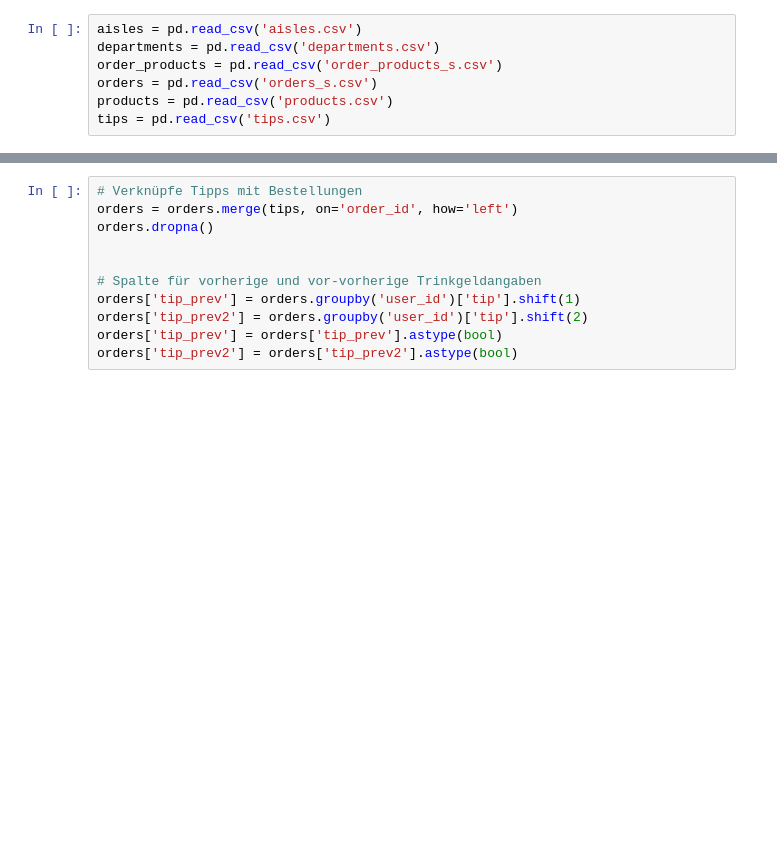
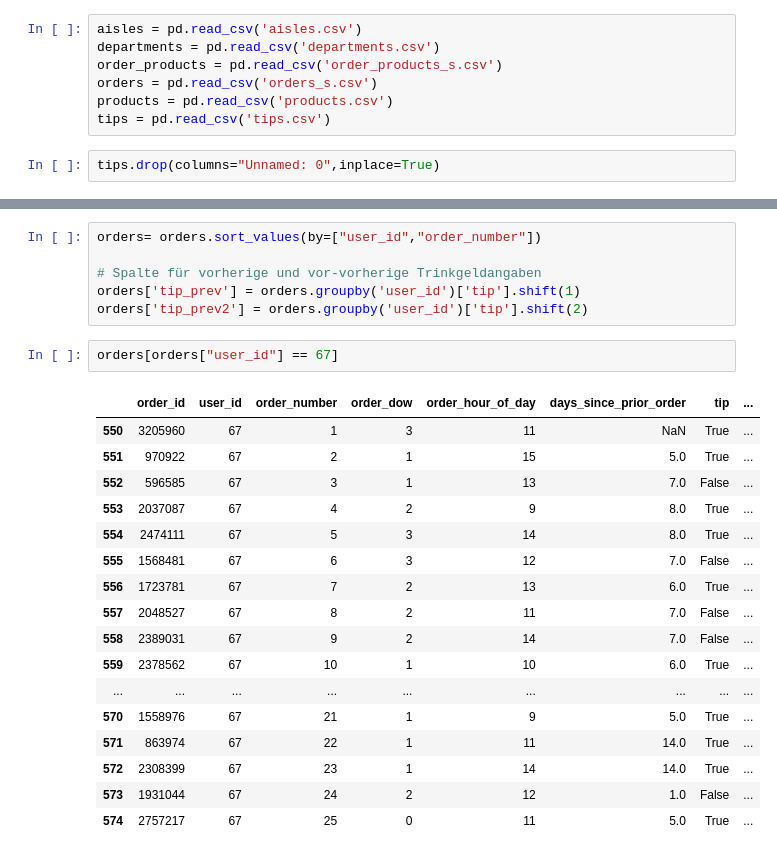
Before and after one commit to Datata1/DABI1, a Jupyter notebook: Daten/Frage1.ipynb, the cells around one changed output, grey strips where cells are left out. Saved outputs shown, nothing was run; the diff lists cells and outputs as text; blank space fills up the shorter version.

```diff
--- a/Daten/Frage1.ipynb
+++ b/Daten/Frage1.ipynb
@@ -10,3 +11,5 @@ order_products = pd.read_csv('order_products_s.csv')
 orders = pd.read_csv('orders_s.csv')
 products = pd.read_csv('products.csv')
 tips = pd.read_csv('tips.csv')
+# %%
+tips.drop(columns="Unnamed: 0",inplace=True)
@@ -13,11 +52,26 @@ tips = pd.read_csv('tips.csv')
 # %%
-# Verknüpfe Tipps mit Bestellungen
-orders = orders.merge(tips, on='order_id', how='left')
-orders.dropna()
-
+orders= orders.sort_values(by=["user_id","order_number"])
 
 # Spalte für vorherige und vor-vorherige Trinkgeldangaben
 orders['tip_prev'] = orders.groupby('user_id')['tip'].shift(1)
 orders['tip_prev2'] = orders.groupby('user_id')['tip'].shift(2)
-orders['tip_prev'] = orders['tip_prev'].astype(bool)
-orders['tip_prev2'] = orders['tip_prev2'].astype(bool)
+# %%
+orders[orders["user_id"] == 67]
+# %% [output]
+|  | order_id | user_id | order_number | order_dow | order_hour_of_day | days_since_prior_order | tip | ... |
+| 550 | 3205960 | 67 | 1 | 3 | 11 | NaN | True | ... |
+| 551 | 970922 | 67 | 2 | 1 | 15 | 5.0 | True | ... |
+| 552 | 596585 | 67 | 3 | 1 | 13 | 7.0 | False | ... |
+| 553 | 2037087 | 67 | 4 | 2 | 9 | 8.0 | True | ... |
+| 554 | 2474111 | 67 | 5 | 3 | 14 | 8.0 | True | ... |
+| 555 | 1568481 | 67 | 6 | 3 | 12 | 7.0 | False | ... |
+| 556 | 1723781 | 67 | 7 | 2 | 13 | 6.0 | True | ... |
+| 557 | 2048527 | 67 | 8 | 2 | 11 | 7.0 | False | ... |
+| 558 | 2389031 | 67 | 9 | 2 | 14 | 7.0 | False | ... |
+| 559 | 2378562 | 67 | 10 | 1 | 10 | 6.0 | True | ... |
+| ... | ... | ... | ... | ... | ... | ... | ... | ... |
+| 570 | 1558976 | 67 | 21 | 1 | 9 | 5.0 | True | ... |
+| 571 | 863974 | 67 | 22 | 1 | 11 | 14.0 | True | ... |
+| 572 | 2308399 | 67 | 23 | 1 | 14 | 14.0 | True | ... |
+| 573 | 1931044 | 67 | 24 | 2 | 12 | 1.0 | False | ... |
+| 574 | 2757217 | 67 | 25 | 0 | 11 | 5.0 | True | ... |
```
Also changed, not shown: parts of 16 cells of this notebook, 2 other files.
